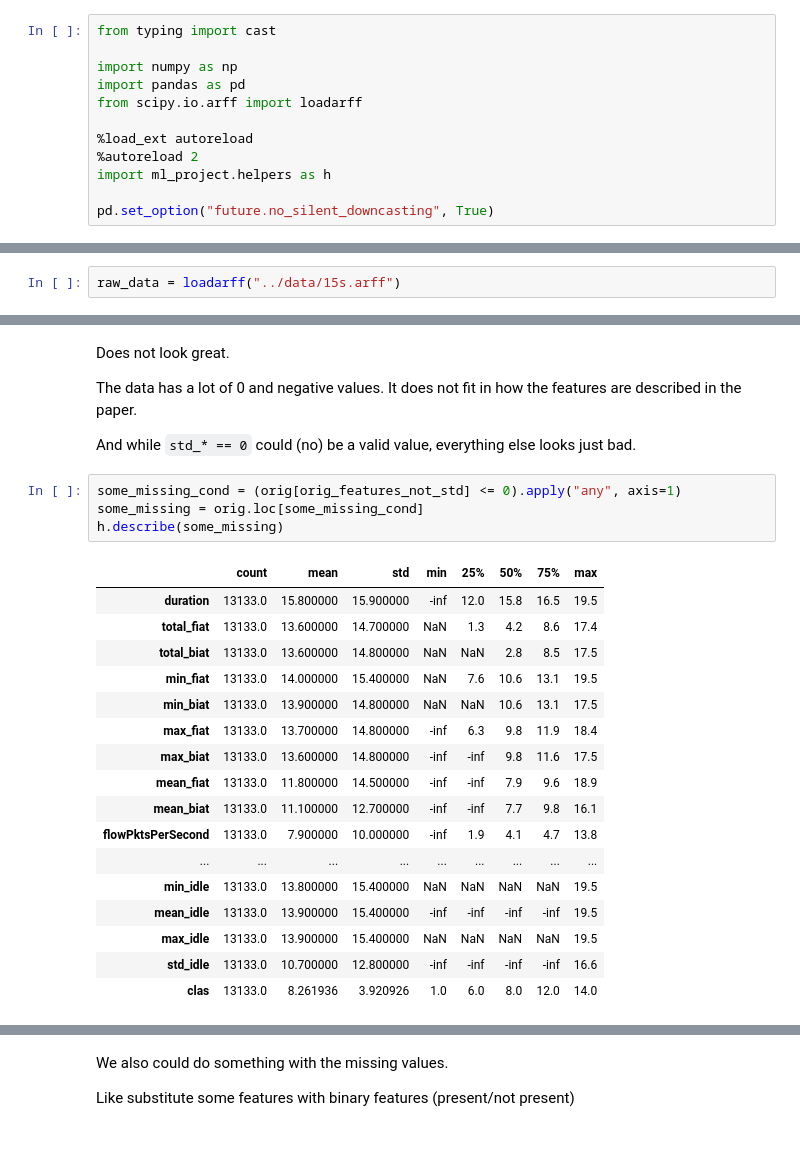
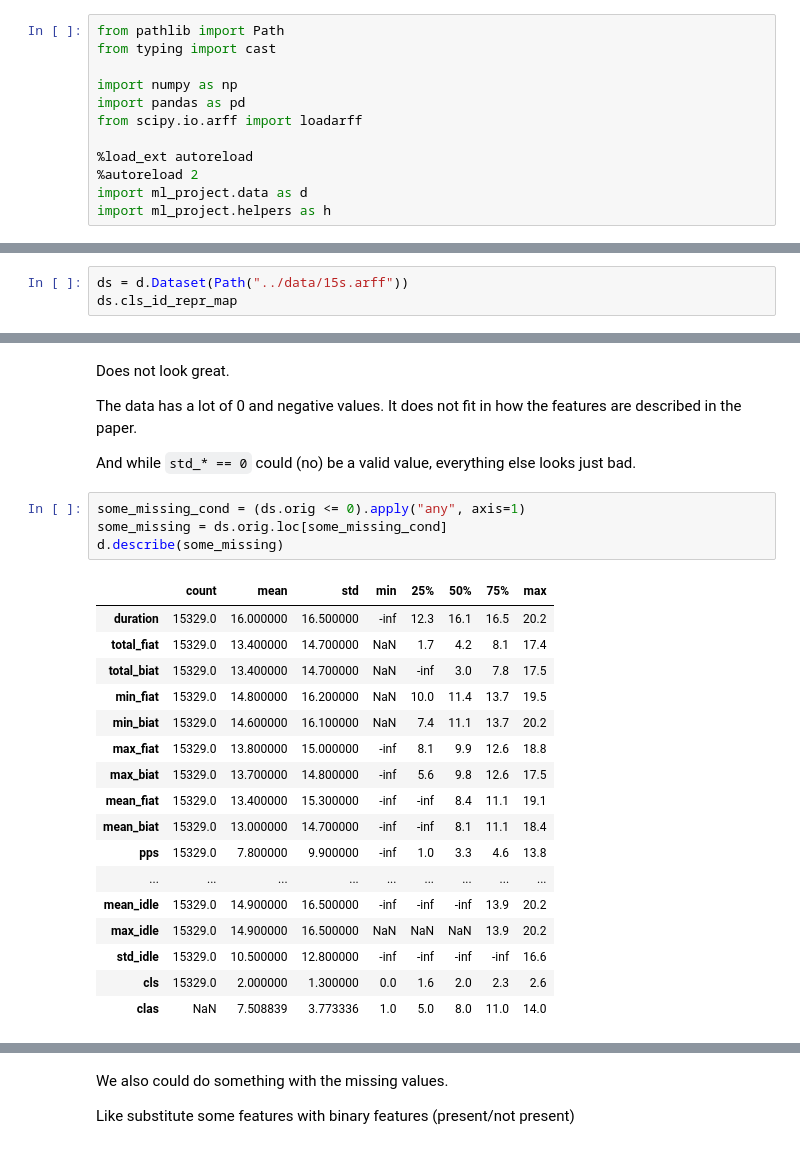
Before and after one commit to shafwanur/thd-ss25-ml-project, a Jupyter notebook: notebooks/05jun-explore.ipynb, the cells around one changed output, grey strips where cells are left out. Drawn from its saved outputs; the diff is of its cells as text.

```diff
--- a/notebooks/05jun-explore.ipynb
+++ b/notebooks/05jun-explore.ipynb
@@ -1,4 +1,5 @@
 # %%
+from pathlib import Path
 from typing import cast
 
 import numpy as np
@@ -7,10 +8,10 @@ from scipy.io.arff import loadarff
 
 %load_ext autoreload
 %autoreload 2
+import ml_project.data as d
 import ml_project.helpers as h
-
-pd.set_option("future.no_silent_downcasting", True)
 # %% [markdown]
 Data files can be downloaded from the nextcloud. VPN2016/Scenario B-ARFF/TimeBasedFeatures-Dataset-15s.arff
 # %%
-raw_data = loadarff("../data/15s.arff")
+ds = d.Dataset(Path("../data/15s.arff"))
+ds.cls_id_repr_map
@@ -140,25 +114,25 @@ The data has a lot of 0 and negative values. It does not fit in how the features
 
 And while `std_* == 0` could (no) be a valid value, everything else looks just bad.
 # %%
-some_missing_cond = (orig[orig_features_not_std] <= 0).apply("any", axis=1)
-some_missing = orig.loc[some_missing_cond]
-h.describe(some_missing)
+some_missing_cond = (ds.orig <= 0).apply("any", axis=1)
+some_missing = ds.orig.loc[some_missing_cond]
+d.describe(some_missing)
 # %% [output]
 |  | count | mean | std | min | 25% | 50% | 75% | max |
-| duration | 13133.0 | 15.800000 | 15.900000 | -inf | 12.0 | 15.8 | 16.5 | 19.5 |
-| total_fiat | 13133.0 | 13.600000 | 14.700000 | NaN | 1.3 | 4.2 | 8.6 | 17.4 |
-| total_biat | 13133.0 | 13.600000 | 14.800000 | NaN | NaN | 2.8 | 8.5 | 17.5 |
-| min_fiat | 13133.0 | 14.000000 | 15.400000 | NaN | 7.6 | 10.6 | 13.1 | 19.5 |
-| min_biat | 13133.0 | 13.900000 | 14.800000 | NaN | NaN | 10.6 | 13.1 | 17.5 |
-| max_fiat | 13133.0 | 13.700000 | 14.800000 | -inf | 6.3 | 9.8 | 11.9 | 18.4 |
-| max_biat | 13133.0 | 13.600000 | 14.800000 | -inf | -inf | 9.8 | 11.6 | 17.5 |
-| mean_fiat | 13133.0 | 11.800000 | 14.500000 | -inf | -inf | 7.9 | 9.6 | 18.9 |
-| mean_biat | 13133.0 | 11.100000 | 12.700000 | -inf | -inf | 7.7 | 9.8 | 16.1 |
-| flowPktsPerSecond | 13133.0 | 7.900000 | 10.000000 | -inf | 1.9 | 4.1 | 4.7 | 13.8 |
+| duration | 15329.0 | 16.000000 | 16.500000 | -inf | 12.3 | 16.1 | 16.5 | 20.2 |
+| total_fiat | 15329.0 | 13.400000 | 14.700000 | NaN | 1.7 | 4.2 | 8.1 | 17.4 |
+| total_biat | 15329.0 | 13.400000 | 14.700000 | NaN | -inf | 3.0 | 7.8 | 17.5 |
+| min_fiat | 15329.0 | 14.800000 | 16.200000 | NaN | 10.0 | 11.4 | 13.7 | 19.5 |
+| min_biat | 15329.0 | 14.600000 | 16.100000 | NaN | 7.4 | 11.1 | 13.7 | 20.2 |
+| max_fiat | 15329.0 | 13.800000 | 15.000000 | -inf | 8.1 | 9.9 | 12.6 | 18.8 |
+| max_biat | 15329.0 | 13.700000 | 14.800000 | -inf | 5.6 | 9.8 | 12.6 | 17.5 |
+| mean_fiat | 15329.0 | 13.400000 | 15.300000 | -inf | -inf | 8.4 | 11.1 | 19.1 |
+| mean_biat | 15329.0 | 13.000000 | 14.700000 | -inf | -inf | 8.1 | 11.1 | 18.4 |
+| pps | 15329.0 | 7.800000 | 9.900000 | -inf | 1.0 | 3.3 | 4.6 | 13.8 |
 | ... | ... | ... | ... | ... | ... | ... | ... | ... |
-| min_idle | 13133.0 | 13.800000 | 15.400000 | NaN | NaN | NaN | NaN | 19.5 |
-| mean_idle | 13133.0 | 13.900000 | 15.400000 | -inf | -inf | -inf | -inf | 19.5 |
-| max_idle | 13133.0 | 13.900000 | 15.400000 | NaN | NaN | NaN | NaN | 19.5 |
-| std_idle | 13133.0 | 10.700000 | 12.800000 | -inf | -inf | -inf | -inf | 16.6 |
-| clas | 13133.0 | 8.261936 | 3.920926 | 1.0 | 6.0 | 8.0 | 12.0 | 14.0 |
+| mean_idle | 15329.0 | 14.900000 | 16.500000 | -inf | -inf | -inf | 13.9 | 20.2 |
+| max_idle | 15329.0 | 14.900000 | 16.500000 | NaN | NaN | NaN | 13.9 | 20.2 |
+| std_idle | 15329.0 | 10.500000 | 12.800000 | -inf | -inf | -inf | -inf | 16.6 |
+| cls | 15329.0 | 2.000000 | 1.300000 | 0.0 | 1.6 | 2.0 | 2.3 | 2.6 |
+| clas | NaN | 7.508839 | 3.773336 | 1.0 | 5.0 | 8.0 | 11.0 | 14.0 |
 # %%
```
Also changed, not shown: parts of 29 cells of this notebook, 3 other files.
